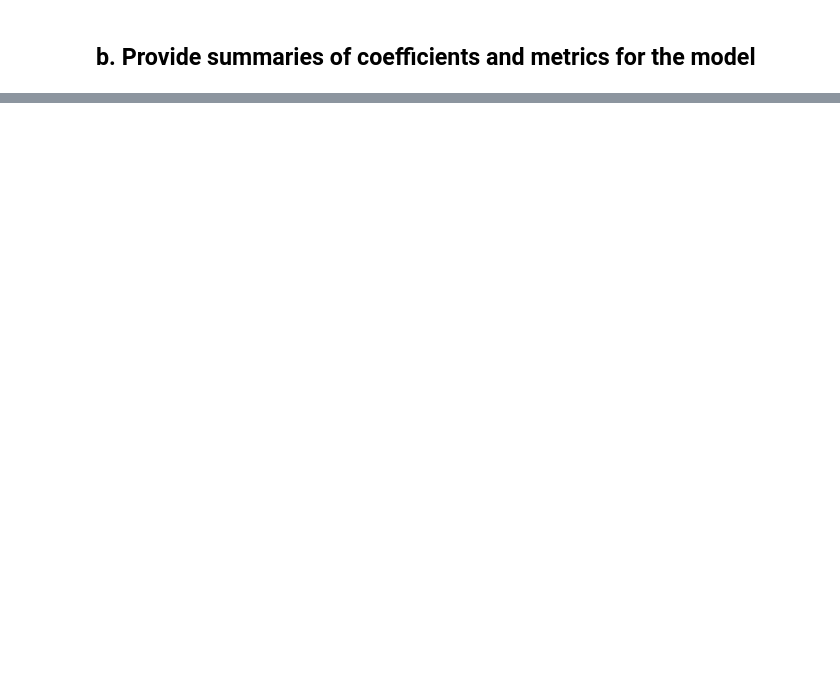
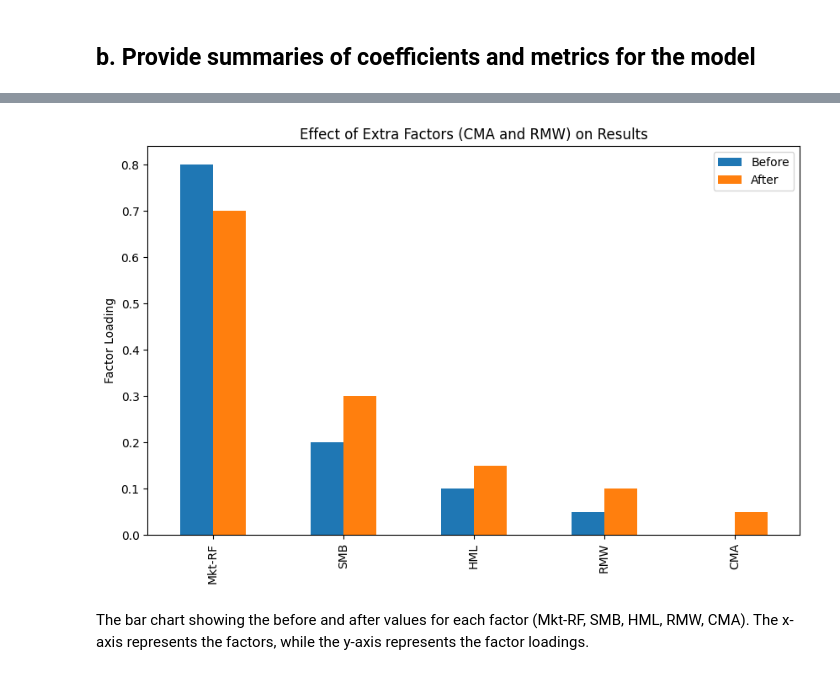
Before and after one commit to George-Creekbed/WQU-Portfolio_Management-GWP1, a Jupyter notebook: Portfolio Management, Group Work Project 1.ipynb, the cells around one changed output, grey strips where cells are left out. Saved outputs shown, nothing was run; the diff lists cells and outputs as text; code cells hidden in the pictures; blank space fills up the shorter version.

```diff
--- a/Portfolio Management, Group Work Project 1.ipynb
+++ b/Portfolio Management, Group Work Project 1.ipynb
@@ -214,0 +463,21 @@ Find the betas of factors in the Fama-French 3 model.
+# %%
+# Create a DataFrame with the before and after values
+data = {
+    'Before': [0.80, 0.20, 0.10, 0.05, 0.00],
+    'After': [0.70, 0.30, 0.15, 0.10, 0.05]
+}
+index = ['Mkt-RF', 'SMB', 'HML', 'RMW', 'CMA']
+df_effect = pd.DataFrame(data, index=index)
+
+# Plotting the bar chart
+fig, ax = plt.subplots(figsize=(10, 6))
+df_effect.plot(kind='bar', ax=ax)
+ax.set_ylabel('Factor Loading')
+ax.set_title('Effect of Extra Factors (CMA and RMW) on Results')
+
+# Show plot
+plt.show()
+# %% [output]
+[figure, added]
+# %% [markdown]
+The bar chart showing the before and after values for each factor (Mkt-RF, SMB, HML, RMW, CMA). The x-axis represents the factors, while the y-axis represents the factor loadings.
```
Also changed, not shown: parts of 28 cells of this notebook.
